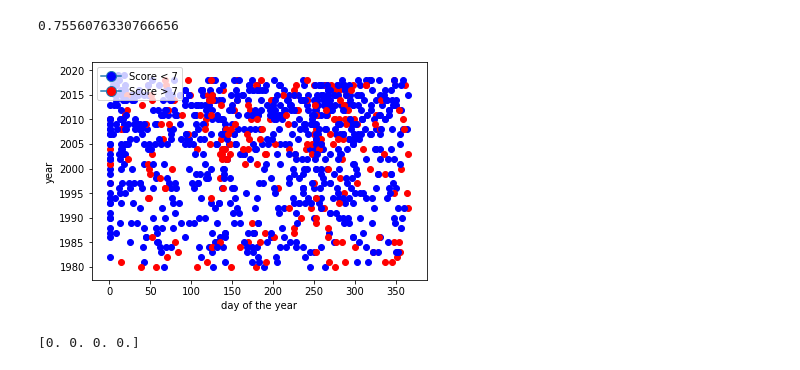
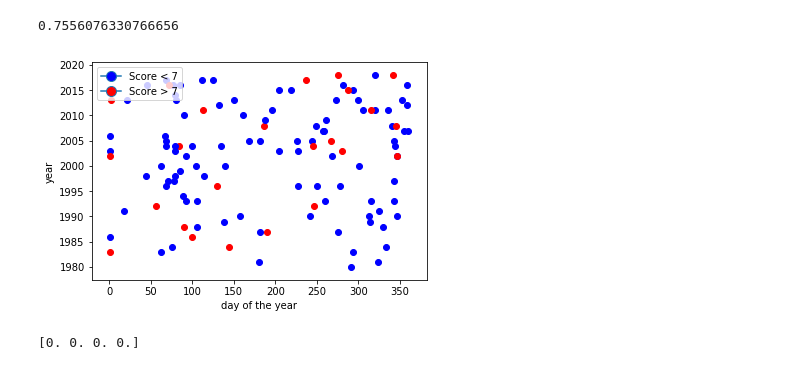
Before and after one commit to arnaualba/code_movie_predict, a Jupyter notebook: SVM/SVM.ipynb, the cells around one changed output. Cells and saved outputs as stored; diff of their text form; code cells hidden in the pictures.

Commit message:
plotting values

```diff
--- a/SVM/SVM.ipynb
+++ b/SVM/SVM.ipynb
@@ -106,21 +106,22 @@ print(confidence)
 # %%
 import matplotlib.pyplot as plt
 from matplotlib.lines import Line2D
 
 fig, ax = plt.subplots()
 for i in range(len(y_train)):
-    if y_train[i]:
-        ax.scatter(x_train[i][0], x_train[i][1], color = 'r')
-    else:
-        ax.scatter(x_train[i][0], x_train[i][1], color = 'b')
+    if i % 100 == 0:
+        if y_train[i]:
+            ax.scatter(x_train[i][0], x_train[i][1], color = 'r')
+        else:
+            ax.scatter(x_train[i][0], x_train[i][1], color = 'b')
 plt.xlabel('day of the year')
 plt.ylabel('year')
 legend_elements = [Line2D([0], [0], marker = 'o', label = 'Score < 7', markerfacecolor='b', markersize=10),
                    Line2D([0], [0], marker = 'o', label = 'Score > 7', markerfacecolor='r', markersize=10)]
 ax.legend(handles=legend_elements, loc='upper left')
 plt.show()
 # %% [output]
-[figure, old version]
+[figure, new version]
 # %%
 # Darknknight 9.0,
 # Avengers inf war 8.5,
```
